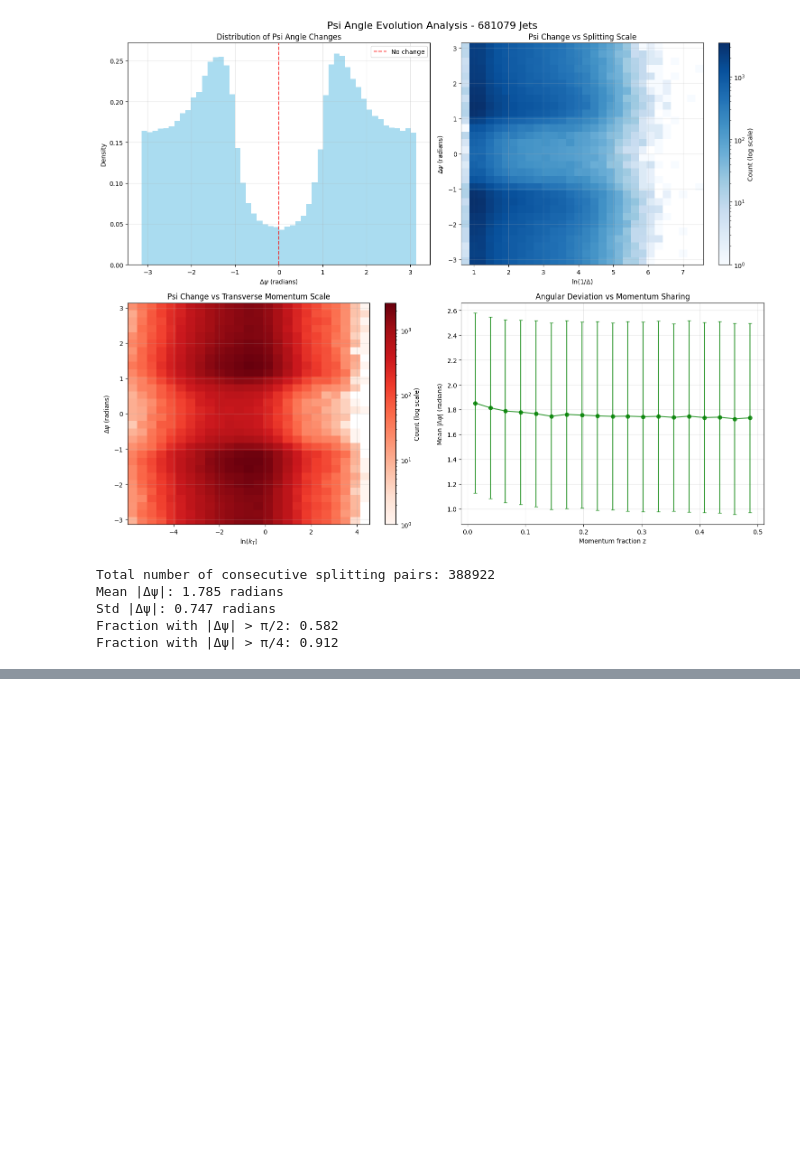
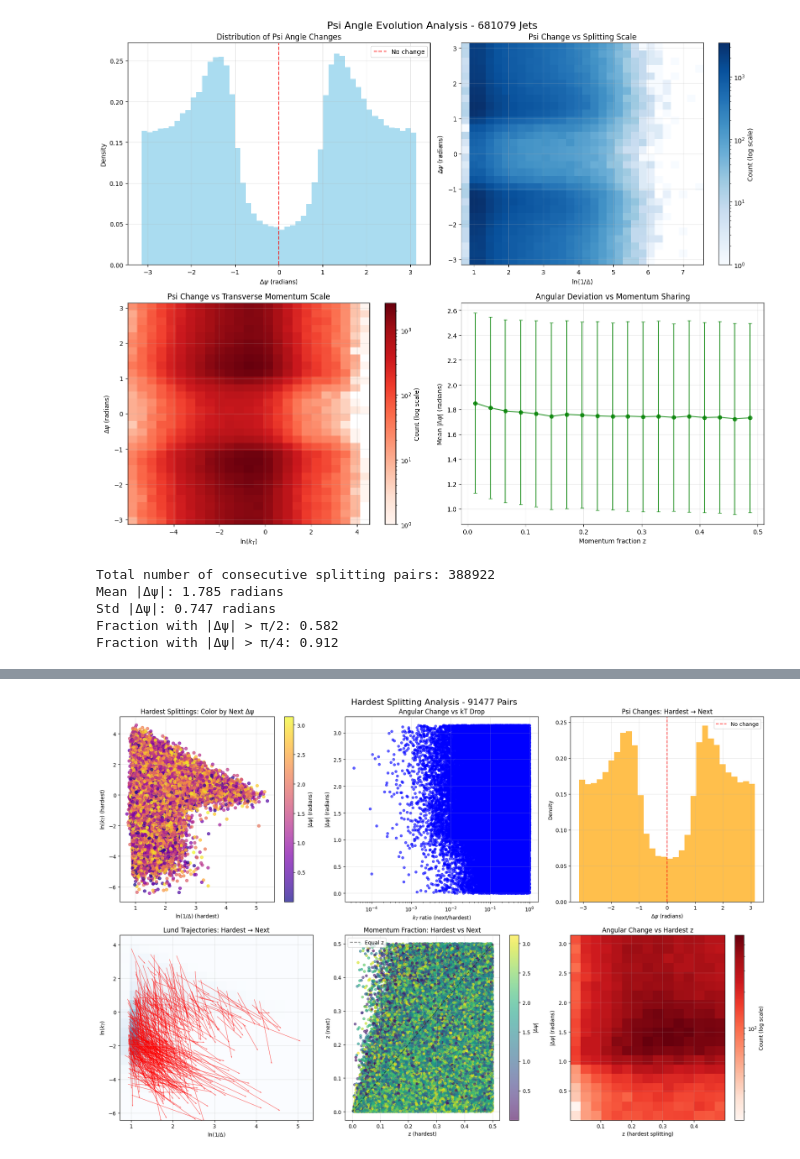
Before and after one commit to tch285/alian, a Jupyter notebook: alian/sandbox/jse/lunds_from_jewel.ipynb, the cells around one changed output, grey strips where cells are left out. Drawn from its saved outputs; the diff is of its cells as text; code cells hidden in the pictures; blank space fills up the shorter version.

Commit message:
dpsi plotting

```diff
--- a/alian/sandbox/jse/lunds_from_jewel.ipynb
+++ b/alian/sandbox/jse/lunds_from_jewel.ipynb
@@ -486,0 +547,90 @@ Jet-by-jet psi evolution (first 5 jets):
+# %%
+# Comprehensive visualization for hardest splitting pairs
+fig, axes = plt.subplots(2, 3, figsize=(18, 12))
+
+# 1) Hardest splittings in Lund plane, colored by next splitting's psi change
+ax1 = axes[0, 0]
+scatter = ax1.scatter(df_hardest['hardest_ln_inv_delta'], df_hardest['hardest_ln_kt'],
+                     c=np.abs(df_hardest['delta_psi']),
+                     cmap='plasma', s=30, alpha=0.7)
+plt.colorbar(scatter, ax=ax1, label=r'$|\Delta\psi|$ (radians)')
+ax1.set_xlabel(r'$\ln(1/\Delta)$ (hardest)')
+ax1.set_ylabel(r'$\ln(k_T)$ (hardest)')
+ax1.set_title('Hardest Splittings: Color by Next Δψ')
+ax1.grid(True, alpha=0.3)
+
+# 2) kT ratio vs psi change
+ax2 = axes[0, 1]
+ax2.scatter(df_hardest['kt_ratio'], np.abs(df_hardest['delta_psi']),
+           alpha=0.6, s=20, color='blue')
+ax2.set_xlabel(r'$k_T$ ratio (next/hardest)')
+ax2.set_ylabel(r'$|\Delta\psi|$ (radians)')
+ax2.set_title('Angular Change vs kT Drop')
+ax2.set_xscale('log')
+ax2.grid(True, alpha=0.3)
+
+# 3) Distribution of psi changes for hardest pairs only
+ax3 = axes[0, 2]
+ax3.hist(df_hardest['delta_psi'], bins=30, alpha=0.7, color='orange', density=True)
+ax3.axvline(0, color='red', linestyle='--', alpha=0.7, label='No change')
+ax3.set_xlabel(r'$\Delta\psi$ (radians)')
+ax3.set_ylabel('Density')
+ax3.set_title('Psi Changes: Hardest → Next')
+ax3.legend()
+ax3.grid(True, alpha=0.3)
+
+# 4) Trajectory in Lund plane: hardest → next
+ax4 = axes[1, 0]
+# Background: density of hardest splittings
+weights = np.ones_like(df_hardest['hardest_ln_inv_delta']) / len(df_jets)
+ax4.hist2d(df_hardest['hardest_ln_inv_delta'], df_hardest['hardest_ln_kt'],
+           bins=[20, 20], cmap='Blues', alpha=0.6, weights=weights)
+
+# Arrows showing trajectory from hardest to next
+dx = df_hardest['next_ln_inv_delta'] - df_hardest['hardest_ln_inv_delta']
+dy = df_hardest['next_ln_kt'] - df_hardest['hardest_ln_kt']
+
+# Sample arrows to avoid overcrowding
+n_arrows = min(500, len(df_hardest))
+sample_idx = np.random.choice(len(df_hardest), n_arrows, replace=False)
+
+ax4.quiver(df_hardest.iloc[sample_idx]['hardest_ln_inv_delta'],
+          df_hardest.iloc[sample_idx]['hardest_ln_kt'],
+          dx.iloc[sample_idx], dy.iloc[sample_idx],
+          angles='xy', scale_units='xy', scale=1,
+          width=0.002, color='red', alpha=0.7)
+
+ax4.set_xlabel(r'$\ln(1/\Delta)$')
+ax4.set_ylabel(r'$\ln(k_T)$')
+ax4.set_title('Lund Trajectories: Hardest → Next')
+ax4.grid(True, alpha=0.3)
+
+# 5) z fraction comparison
+ax5 = axes[1, 1]
+ax5.scatter(df_hardest['hardest_z'], df_hardest['next_z'],
+           c=np.abs(df_hardest['delta_psi']), cmap='viridis',
+           alpha=0.6, s=20)
+ax5.plot([0, 0.5], [0, 0.5], 'k--', alpha=0.5, label='Equal z')
+plt.colorbar(ax5.collections[0], ax=ax5, label=r'$|\Delta\psi|$')
+ax5.set_xlabel('z (hardest)')
+ax5.set_ylabel('z (next)')
+ax5.set_title('Momentum Fraction: Hardest vs Next')
+ax5.legend()
+ax5.grid(True, alpha=0.3)
+
+# 6) Angular change vs hardest splitting properties
+ax6 = axes[1, 2]
+# Create 2D histogram: hardest z vs angular change
+h = ax6.hist2d(df_hardest['hardest_z'], np.abs(df_hardest['delta_psi']),
+               bins=[15, 20], cmap='Reds', norm=mcolors.LogNorm())
+plt.colorbar(h[3], ax=ax6, label='Count (log scale)')
+ax6.set_xlabel('z (hardest splitting)')
+ax6.set_ylabel(r'$|\Delta\psi|$ (radians)')
+ax6.set_title('Angular Change vs Hardest z')
+ax6.grid(True, alpha=0.3)
+
+plt.suptitle(f'Hardest Splitting Analysis - {len(df_hardest)} Pairs', fontsize=16)
+plt.tight_layout()
+plt.show()
+# %% [output]
+[figure, added]
```
Also changed, not shown: parts of 3 cells of this notebook.
